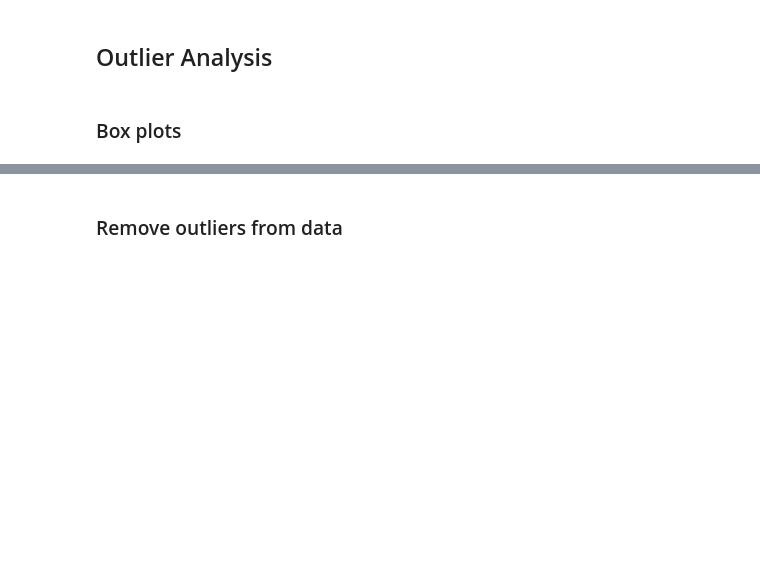
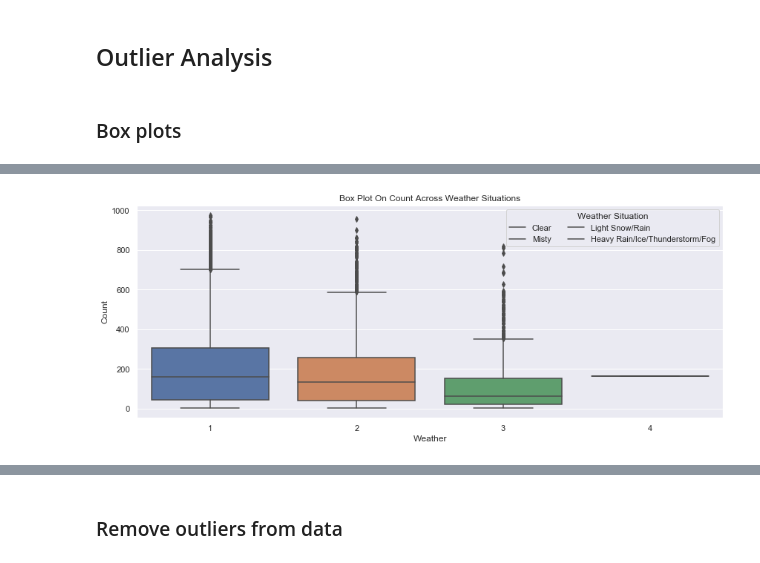
Before and after one commit to IndiraPV/Demystifying-ML, a Jupyter notebook: BikeSharingML.ipynb, the cells around one changed output, grey strips where cells are left out. Cells and saved outputs as stored; diff of their text form; code cells hidden in the pictures; blank space fills up the shorter version.

```diff
--- a/BikeSharingML.ipynb
+++ b/BikeSharingML.ipynb
@@ -236,0 +218,14 @@ plt.tight_layout()
+# %%
+fig, ax = plt.subplots()
+fig.set_size_inches(12, 5)
+sns.boxplot(data=train,y="cnt",x="weathersit",orient="v",ax=ax)
+ax.set(xlabel='Weather', ylabel='Count',title='Box Plot On Count Across Weather Situations')
+lbl = ['Clear',
+  'Misty',
+  'Light Snow/Rain',
+   'Heavy Rain/Ice/Thunderstorm/Fog']
+plt.legend(labels=lbl, loc="upper right",title="Weather Situation",ncol=2)
+plt.tight_layout()
+plt.savefig('Images/weathersit_count_plot')
+# %% [output]
+[figure, added]
```
Also changed, not shown: parts of 34 cells of this notebook, 25 other files.
